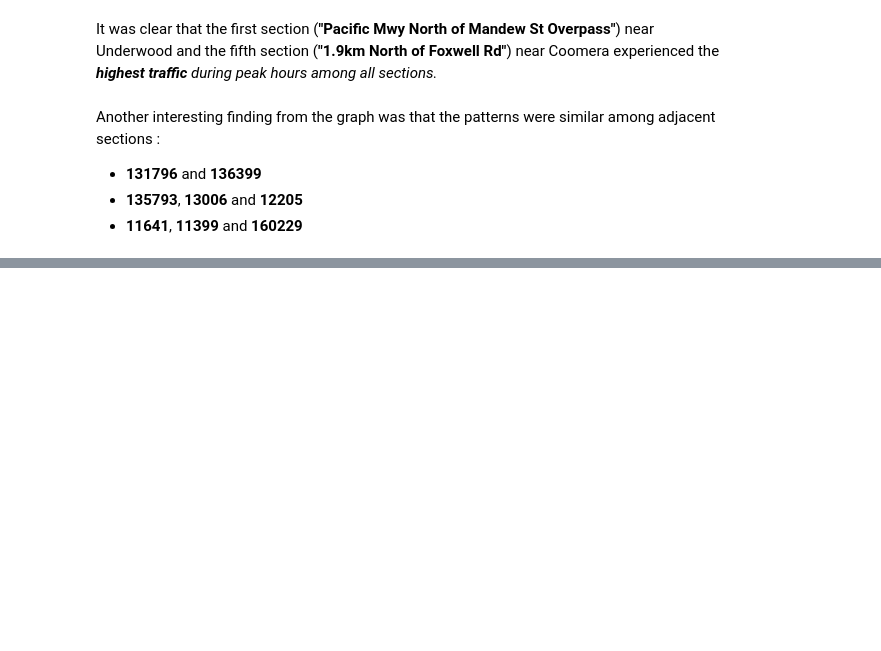
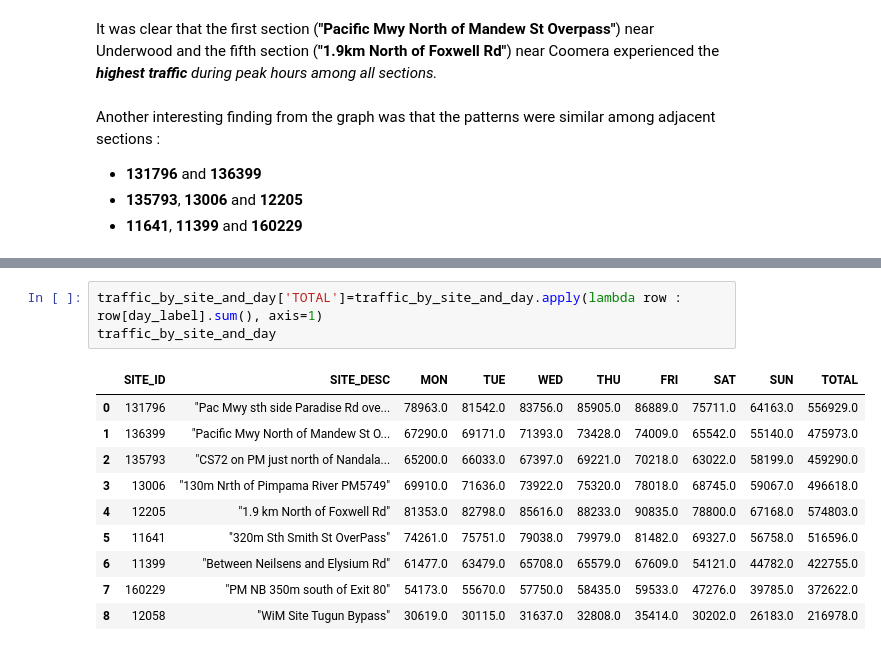
Before and after one commit to SuhyunKimm/M1MotorwayCongestionAnalysis, a Jupyter notebook: M1MotorwayCongestionAnalysis.ipynb, the cells around one changed output, grey strips where cells are left out. Cells and saved outputs as stored; diff of their text form; blank space fills up the shorter version.

```diff
--- a/M1MotorwayCongestionAnalysis.ipynb
+++ b/M1MotorwayCongestionAnalysis.ipynb
@@ -181,0 +203,14 @@ Another interesting finding from the graph was that the patterns were similar am
+# %%
+traffic_by_site_and_day['TOTAL']=traffic_by_site_and_day.apply(lambda row : row[day_label].sum(), axis=1)
+traffic_by_site_and_day
+# %% [output]
+|  | SITE_ID | SITE_DESC | MON | TUE | WED | THU | FRI | SAT | SUN | TOTAL |
+| 0 | 131796 | "Pac Mwy sth side Paradise Rd ove... | 78963.0 | 81542.0 | 83756.0 | 85905.0 | 86889.0 | 75711.0 | 64163.0 | 556929.0 |
+| 1 | 136399 | "Pacific Mwy North of Mandew St O... | 67290.0 | 69171.0 | 71393.0 | 73428.0 | 74009.0 | 65542.0 | 55140.0 | 475973.0 |
+| 2 | 135793 | "CS72 on PM just north of Nandala... | 65200.0 | 66033.0 | 67397.0 | 69221.0 | 70218.0 | 63022.0 | 58199.0 | 459290.0 |
+| 3 | 13006 | "130m Nrth of Pimpama River PM5749" | 69910.0 | 71636.0 | 73922.0 | 75320.0 | 78018.0 | 68745.0 | 59067.0 | 496618.0 |
+| 4 | 12205 | "1.9 km North of Foxwell Rd" | 81353.0 | 82798.0 | 85616.0 | 88233.0 | 90835.0 | 78800.0 | 67168.0 | 574803.0 |
+| 5 | 11641 | "320m Sth Smith St OverPass" | 74261.0 | 75751.0 | 79038.0 | 79979.0 | 81482.0 | 69327.0 | 56758.0 | 516596.0 |
+| 6 | 11399 | "Between Neilsens and Elysium Rd" | 61477.0 | 63479.0 | 65708.0 | 65579.0 | 67609.0 | 54121.0 | 44782.0 | 422755.0 |
+| 7 | 160229 | "PM NB 350m south of Exit 80" | 54173.0 | 55670.0 | 57750.0 | 58435.0 | 59533.0 | 47276.0 | 39785.0 | 372622.0 |
+| 8 | 12058 | "WiM Site Tugun Bypass" | 30619.0 | 30115.0 | 31637.0 | 32808.0 | 35414.0 | 30202.0 | 26183.0 | 216978.0 |
```
Also changed, not shown: parts of 18 cells of this notebook.
